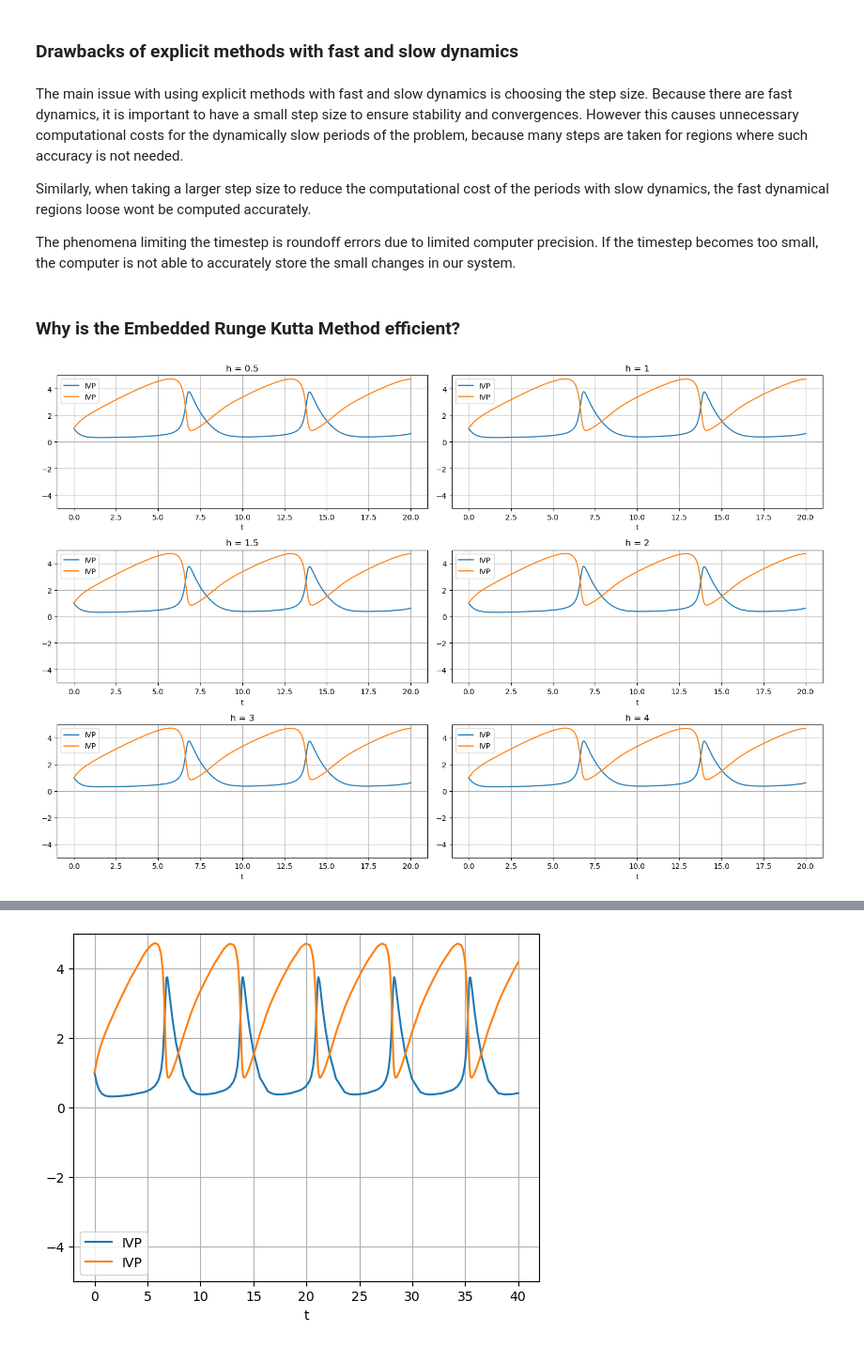
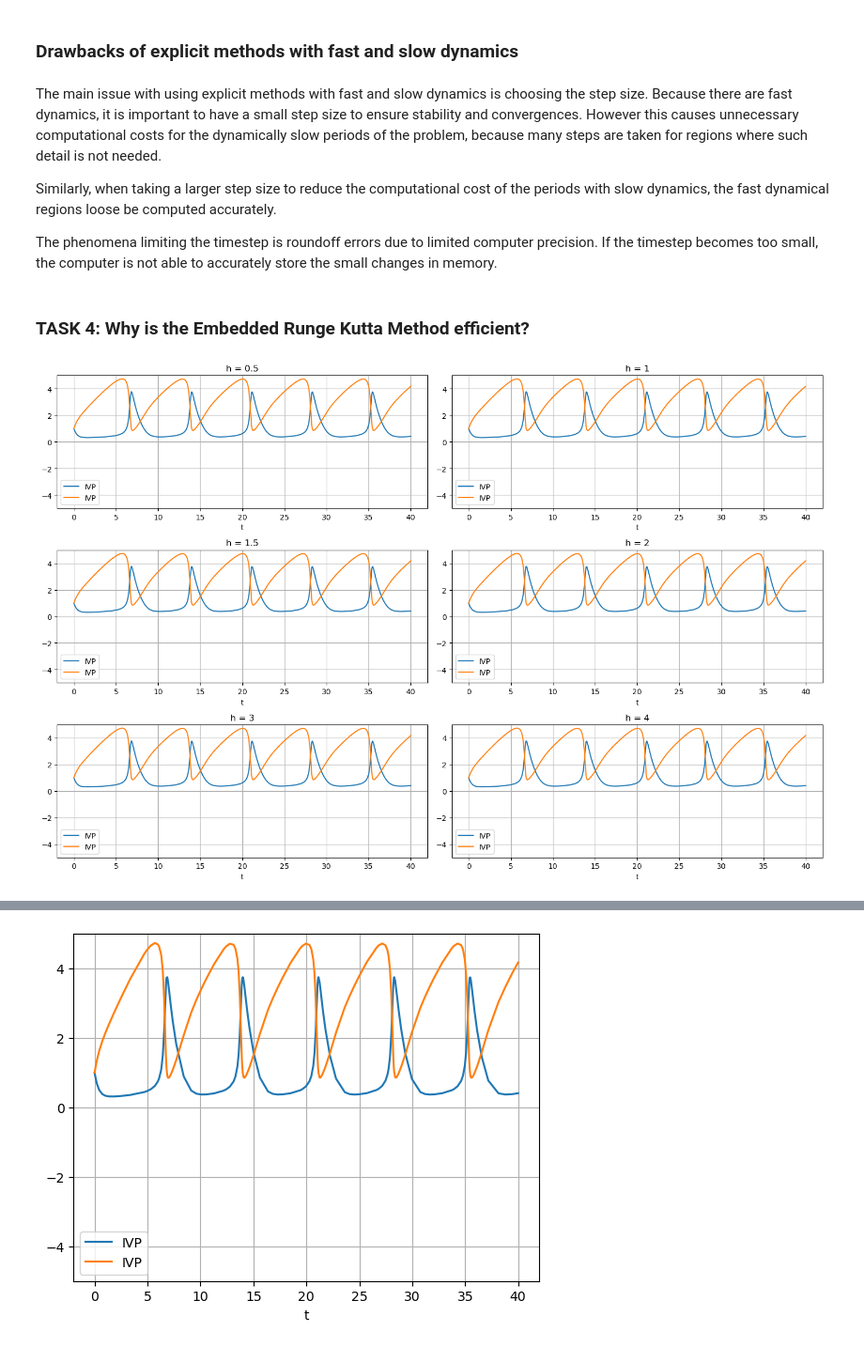
Before and after one commit to VogelBenjamin/Integration-of-Stiff-ODEs, a Jupyter notebook: Integration of stiff ODE-Brusselator.ipynb, the cells around one changed output, grey strips where cells are left out. Shown at 94% size. Drawn from its saved outputs; the diff is of its cells as text; code cells hidden in the pictures.

```diff
--- a/Integration of stiff ODE-Brusselator.ipynb
+++ b/Integration of stiff ODE-Brusselator.ipynb
@@ -88,7 +72,7 @@ def explicit_RK_4(f,y,h,t):
 #
 # Embedded RK-3
 #
-def embedd_RK_3(f,y,h,t,tol=1e-9):
+def embedd_RK_3(f,y,h,t,tol=1e-9, debug=False):
     '''
     f   : ODE function f(t,y(t))
     y   : current evaluation
@@ -128,6 +112,8 @@ def embedd_RK_3(f,y,h,t,tol=1e-9):
     opt_step1 = 0.9 * (tol/err)**(1/(3+1))
     opt_h = h*np.minimum(5, np.maximum(0.2, opt_step1))
 
+    if debug:
+        print("Tol:", err*(opt_step1/(0.9*h))**(3+1))
     if err <= tol:
         return y1 , t + h, opt_h
     else:
@@ -630,18 +568,18 @@ for h in h_values:
 # %% [markdown]
 ### Drawbacks of explicit methods with fast and slow dynamics
 # %% [markdown]
-The main issue with using explicit methods with fast and slow dynamics is choosing the step size. Because there are fast dynamics, it is important to have a small step size to ensure stability and convergences. However this causes unnecessary computational costs for the dynamically slow periods of the problem, because many steps are taken for regions where such accuracy is not needed.
+The main issue with using explicit methods with fast and slow dynamics is choosing the step size. Because there are fast dynamics, it is important to have a small step size to ensure stability and convergences. However this causes unnecessary computational costs for the dynamically slow periods of the problem, because many steps are taken for regions where such detail is not needed.
 
-Similarly, when taking a larger step size to reduce the computational cost of the periods with slow dynamics, the fast dynamical regions loose wont be computed accurately.
+Similarly, when taking a larger step size to reduce the computational cost of the periods with slow dynamics, the fast dynamical regions loose be computed accurately.
 
-The phenomena limiting the timestep is roundoff errors due to limited computer precision. If the timestep becomes too small, the computer is not able to accurately store the small changes in our system.
+The phenomena limiting the timestep is roundoff errors due to limited computer precision. If the timestep becomes too small, the computer is not able to accurately store the small changes in memory.
 # %% [markdown]
-### Why is the Embedded Runge Kutta Method efficient?
+### TASK 4: Why is the Embedded Runge Kutta Method efficient?
 # %%
 #
 # technically testing the method for multiple time steps is unnecessary as the embedded method controlls the time step itself
 #
 m = lambda t,y : model(t,y)
-plot_IVP(m,np.array([1,1]),20,method=embedd_RK_3, six_time_steps=[0.5,1,1.5,2,3,4])
+plot_IVP(m,np.array([1,1]),40,method=embedd_RK_3, six_time_steps=[0.5,1,1.5,2,3,4])
 # %% [output]
-[figure, old version]
+[figure, new version]
```
Also changed, not shown: parts of 26 cells of this notebook, 1 other file.
